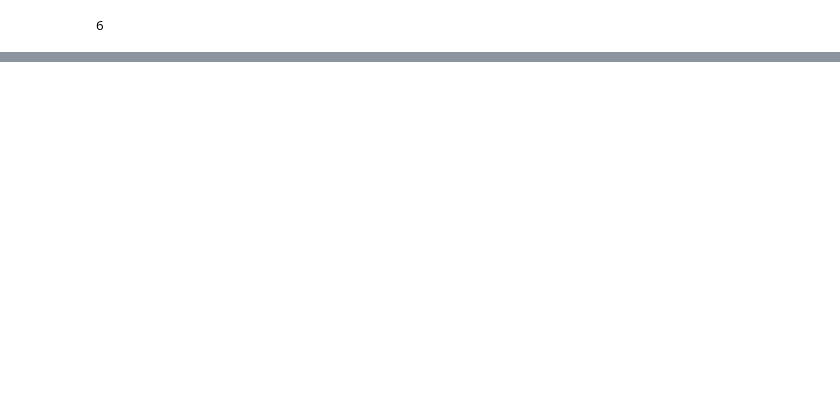
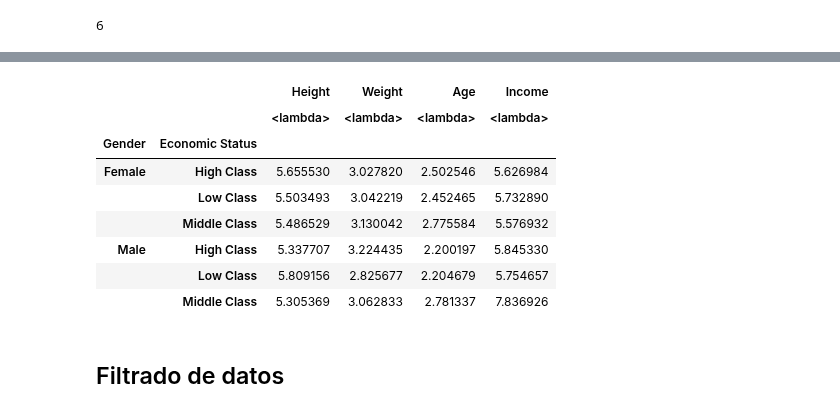
Before and after one commit to tomasvdh/python-ml-course, a Jupyter notebook: mynotebooks/T2 - 3 - Data Cleaning - Agrupación de datos.ipynb, the cells around one changed output, grey strips where cells are left out. Cells and saved outputs as stored; diff of their text form; code cells hidden in the pictures; blank space fills up the shorter version.

```diff
--- a/mynotebooks/T2 - 3 - Data Cleaning - Agrupación de datos.ipynb
+++ b/mynotebooks/T2 - 3 - Data Cleaning - Agrupación de datos.ipynb
@@ -154,0 +267,14 @@ for names, groups in double_group:
+# %%
+double_group.aggregate([lambda x:(np.mean(x))/np.std(x)])
+# %% [output]
+|  |  | Height | Weight | Age | Income |
+|  |  | <lambda> | <lambda> | <lambda> | <lambda> |
+| Gender | Economic Status |  |  |  |  |
+| Female | High Class | 5.655530 | 3.027820 | 2.502546 | 5.626984 |
+|  | Low Class | 5.503493 | 3.042219 | 2.452465 | 5.732890 |
+|  | Middle Class | 5.486529 | 3.130042 | 2.775584 | 5.576932 |
+| Male | High Class | 5.337707 | 3.224435 | 2.200197 | 5.845330 |
+|  | Low Class | 5.809156 | 2.825677 | 2.204679 | 5.754657 |
+|  | Middle Class | 5.305369 | 3.062833 | 2.781337 | 7.836926 |
+# %% [markdown]
+## Filtrado de datos
```
Also changed, not shown: parts of 17 cells of this notebook.
